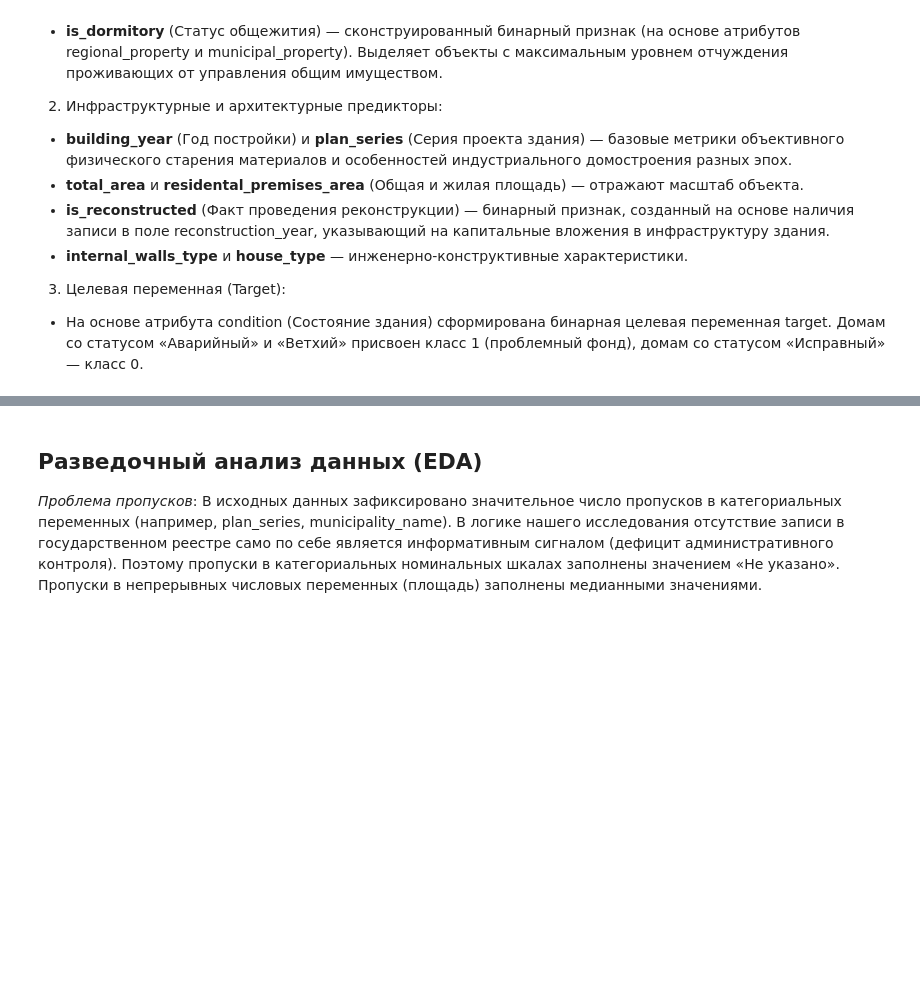
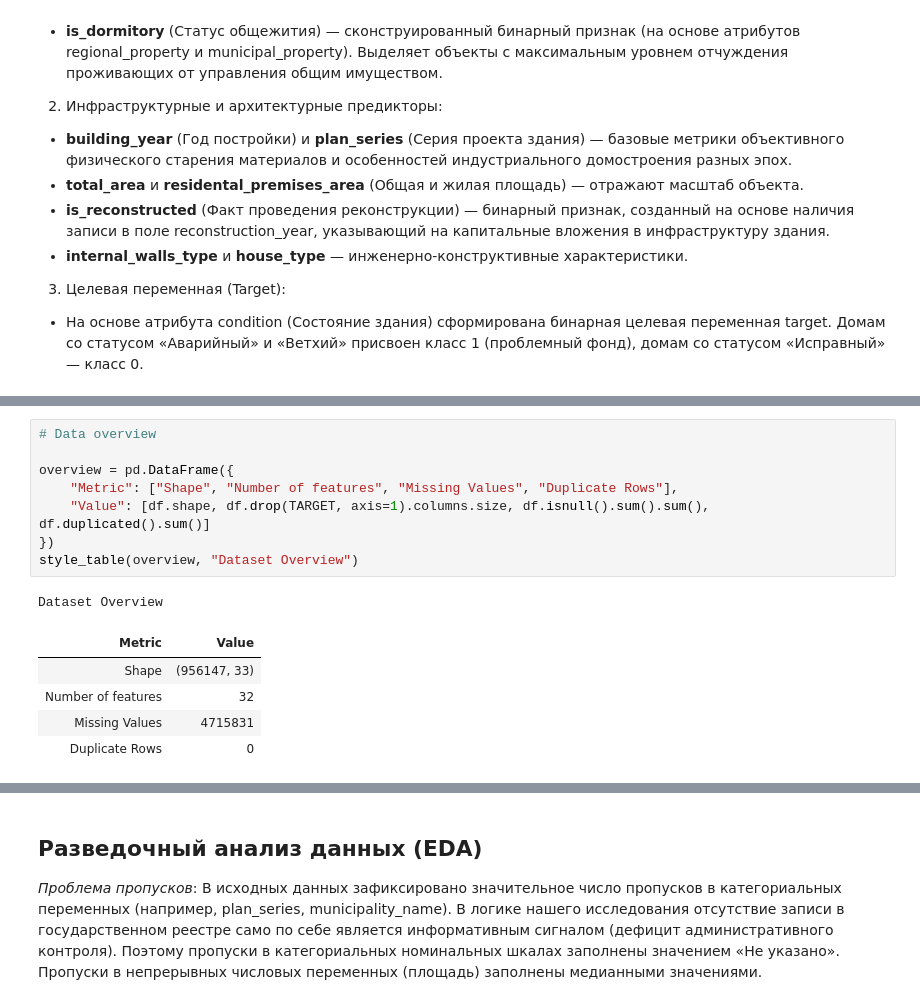
Before and after one commit to ascat41/HouseDeterioration, a Jupyter notebook: data_research.ipynb, the cells around one changed output, grey strips where cells are left out. Cells and saved outputs as stored; diff of their text form; blank space fills up the shorter version.

```diff
--- a/data_research.ipynb
+++ b/data_research.ipynb
@@ -73,0 +80,15 @@ df
+# %%
+# Data overview
+
+overview = pd.DataFrame({
+    "Metric": ["Shape", "Number of features", "Missing Values", "Duplicate Rows"],
+    "Value": [df.shape, df.drop(TARGET, axis=1).columns.size, df.isnull().sum().sum(), df.duplicated().sum()]
+})
+style_table(overview, "Dataset Overview")
+# %% [output]
+Dataset Overview
+| Metric | Value |
+| Shape | (956147, 33) |
+| Number of features | 32 |
+| Missing Values | 4715831 |
+| Duplicate Rows | 0 |
```
Also changed, not shown: parts of 16 cells of this notebook.
